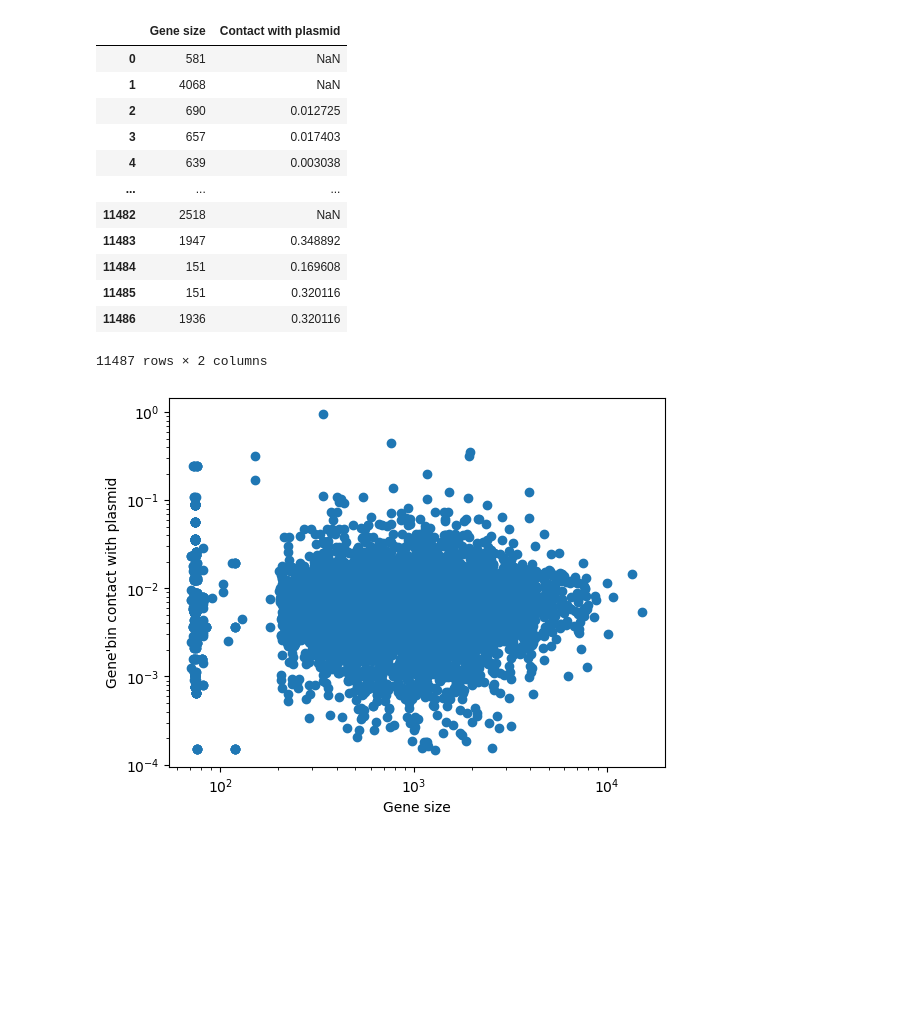
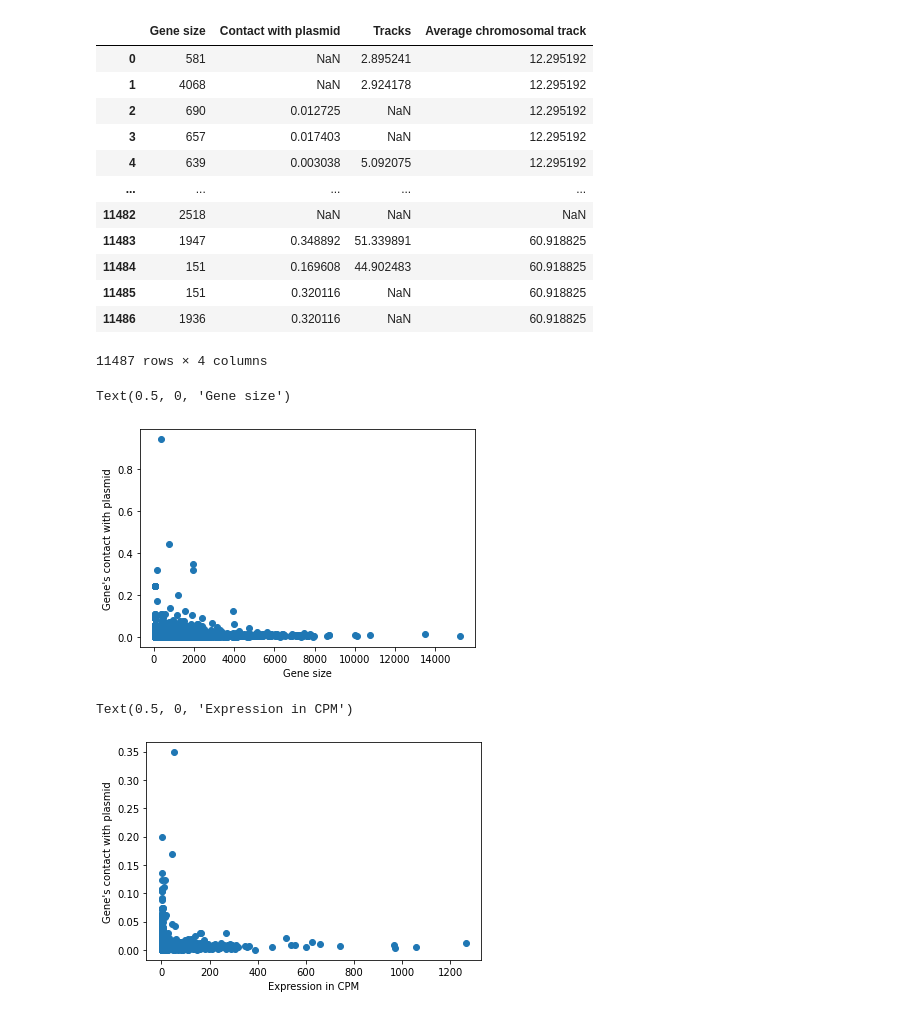
Before and after one commit to Mae-4815162342/kontiguity, a Jupyter notebook: Plasmid_and_expression.ipynb, the cells around one changed output. Saved outputs shown, nothing was run; the diff lists cells and outputs as text; code cells hidden in the pictures; blank space fills up the shorter version.

Commit message:
plasmid_and_expression

```diff
--- a/Plasmid_and_expression.ipynb
+++ b/Plasmid_and_expression.ipynb
@@ -1,17 +1,21 @@
 # %%
 # Computation of the expression analysis around plasmids contacts
 # %%
-hic_file = "/mnt/c/Users/maely/Desktop/Thèse/hic/Entamoeba_histolytica.mcool"
-fasta_file = "/mnt/c/Users/maely/Desktop/Thèse/E_histolytica.fna"
-gff_file = "/mnt/c/Users/maely/Desktop/Thèse/E_histolytica_data/genomic.gff"
-rna_seq = "" # to find
+#path="/mnt/c/Users/maely/Desktop/Thèse/E_histolytica_data/""
+path="/media/sardine/data_2/Eukaroytic_plasmids_manual_research/E_histolytica_data"
+hic_file = f"{path}/Entamoeba_histolytica.mcool"
+fasta_file = f"{path}/E_histolytica.fna"
+gff_file = f"{path}/genomic.gff"
+rna_seq = f"{path}/E_histolytica.bw" # to find
 plasmid = "AP023147.1"
 # %%
 import cooler
 from BCBio import GFF
+import pyBigWig
 import pandas as pd
 import numpy as np
 import matplotlib.pyplot as plt
+from mpl_toolkits.mplot3d import Axes3D
 
 def yield_genes_locs(gff):
     """Yields every gene location in the genomic gff provided."""
@@ -52,44 +56,62 @@ def get_loc_bin(cool, chromosome, loc):
             continue
 
 
-def get_gene_contact_by_size(cool, gff, plasmid):
+def get_gene_contact_by_size(cool, gff, plasmid, bw = None):
     """Associate each gene's length with its contact value with the plasmid ."""
     chromosomes_contact = {}
+    chromosomes_tracks = {}
     gene_contact_by_size = []
     for chromosome, location in yield_genes_locs(gff):
         if chromosome not in chromosomes_contact:
             chromosomes_contact[chromosome] = compute_contact(cool, chromosome, plasmid)
+            chromosomes_tracks[chromosome] = bw.stats(chromosome) or np.nan
         loc_bin = (location.start - 1) // cool.binsize
         gene_contact_by_size.append({
             "Gene size": location.end - location.start,
-            "Contact with plasmid": chromosomes_contact[chromosome][loc_bin]
+            "Contact with plasmid": chromosomes_contact[chromosome][loc_bin],
+            "Tracks": bw.stats(chromosome, location.start, location.end)[0] or np.nan,
+            "Average chromosomal track":chromosomes_tracks[chromosome][0]
         })
     return pd.DataFrame(gene_contact_by_size)
 # %%
 cool = cooler.Cooler(hic_file + "::resolutions/5000")
-df_gene_contact_by_size = get_gene_contact_by_size(cool, gff_file, plasmid)
+tracks = pyBigWig.open(rna_seq)
+df_gene_contact_by_size = get_gene_contact_by_size(cool, gff_file, plasmid, bw = tracks)
 # %%
 df_gene_contact_by_size
 # %% [output]
-|  | Gene size | Contact with plasmid |
-| 0 | 581 | NaN |
-| 1 | 4068 | NaN |
-| 2 | 690 | 0.012725 |
-| 3 | 657 | 0.017403 |
-| 4 | 639 | 0.003038 |
-| ... | ... | ... |
-| 11482 | 2518 | NaN |
-| 11483 | 1947 | 0.348892 |
-| 11484 | 151 | 0.169608 |
-| 11485 | 151 | 0.320116 |
-| 11486 | 1936 | 0.320116 |
+|  | Gene size | Contact with plasmid | Tracks | Average chromosomal track |
+| 0 | 581 | NaN | 2.895241 | 12.295192 |
+| 1 | 4068 | NaN | 2.924178 | 12.295192 |
+| 2 | 690 | 0.012725 | NaN | 12.295192 |
+| 3 | 657 | 0.017403 | NaN | 12.295192 |
+| 4 | 639 | 0.003038 | 5.092075 | 12.295192 |
+| ... | ... | ... | ... | ... |
+| 11482 | 2518 | NaN | NaN | NaN |
+| 11483 | 1947 | 0.348892 | 51.339891 | 60.918825 |
+| 11484 | 151 | 0.169608 | 44.902483 | 60.918825 |
+| 11485 | 151 | 0.320116 | NaN | 60.918825 |
+| 11486 | 1936 | 0.320116 | NaN | 60.918825 |
-11487 rows × 2 columns
+11487 rows × 4 columns
 # %%
 plt.figure()
 plt.scatter(df_gene_contact_by_size["Gene size"], df_gene_contact_by_size["Contact with plasmid"])
-plt.ylabel("Gene'bin contact with plasmid")
+plt.ylabel("Gene's contact with plasmid")
 plt.xlabel("Gene size")
-plt.xscale("log")
-plt.yscale("log")
+#plt.xscale("log")
+#plt.yscale("log")
 # %% [output]
+Text(0.5, 0, 'Gene size')
-[figure, old version]
+[figure, new version]
+# %%
+plt.figure()
+plt.scatter(df_gene_contact_by_size["Tracks"], df_gene_contact_by_size["Contact with plasmid"])
+ymin, ymax = plt.ylim()
+#plt.vlines(np.nanmedian(df_gene_contact_by_size["Average chromosomal track"]), ymin, ymax)
+plt.ylabel("Gene's contact with plasmid")
+plt.xlabel("Expression in CPM")
+#plt.xscale("log")
+#plt.yscale("log")
+# %% [output]
+Text(0.5, 0, 'Expression in CPM')
+[figure, added]
```
Also changed, not shown: parts of 3 cells of this notebook.
